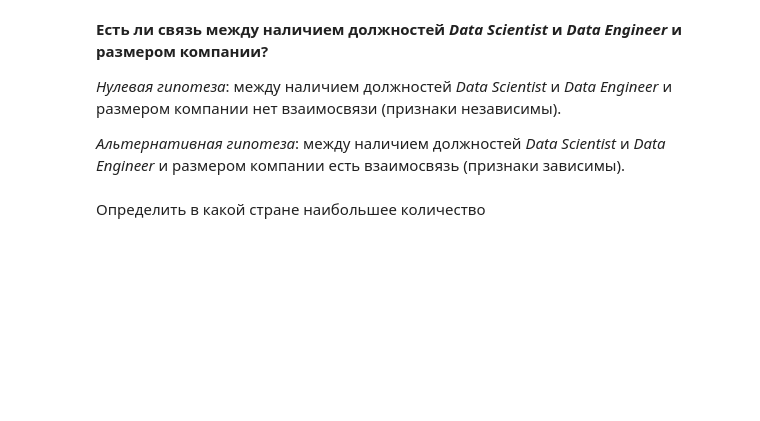
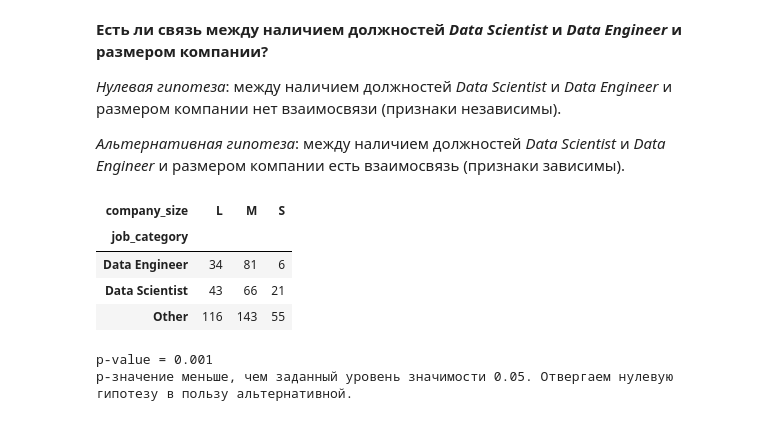
Before and after one commit to iklodsh/mdspro, a Jupyter notebook: DSPRO_m_01/EDA_04_StatTests/EDA_04_Practice.ipynb, the cells around one changed output. Drawn from its saved outputs; the diff is of its cells as text; code cells hidden in the pictures; blank space fills up the shorter version.

```diff
--- a/DSPRO_m_01/EDA_04_StatTests/EDA_04_Practice.ipynb
+++ b/DSPRO_m_01/EDA_04_StatTests/EDA_04_Practice.ipynb
@@ -474,5 +534,19 @@ $$ H_1 : μ_1 > μ_2$$
 *Нулевая гипотеза*: между наличием должностей _Data Scientist_ и _Data Engineer_ и размером компании нет взаимосвязи (признаки независимы).
 
 *Альтернативная гипотеза*: между наличием должностей _Data Scientist_ и _Data Engineer_ и размером компании есть взаимосвязь (признаки зависимы).
-# %% [markdown]
-Определить в какой стране наибольшее количество
+# %%
+# составляем таблицу сопряжённости
+cross_table = pd.crosstab(DS_DE_df['job_category'], DS_DE_df['company_size'])
+display(cross_table)
+
+# проводим тест хи квадрат
+_, p, _, _ = stats.chi2_contingency(cross_table)
+decision_hypothesis(p)
+# %% [output]
+| company_size | L | M | S |
+| job_category |  |  |  |
+| Data Engineer | 34 | 81 | 6 |
+| Data Scientist | 43 | 66 | 21 |
+| Other | 116 | 143 | 55 |
+p-value = 0.001
+p-значение меньше, чем заданный уровень значимости 0.05. Отвергаем нулевую гипотезу в пользу альтернативной.
```
Also changed, not shown: parts of 12 cells of this notebook.
